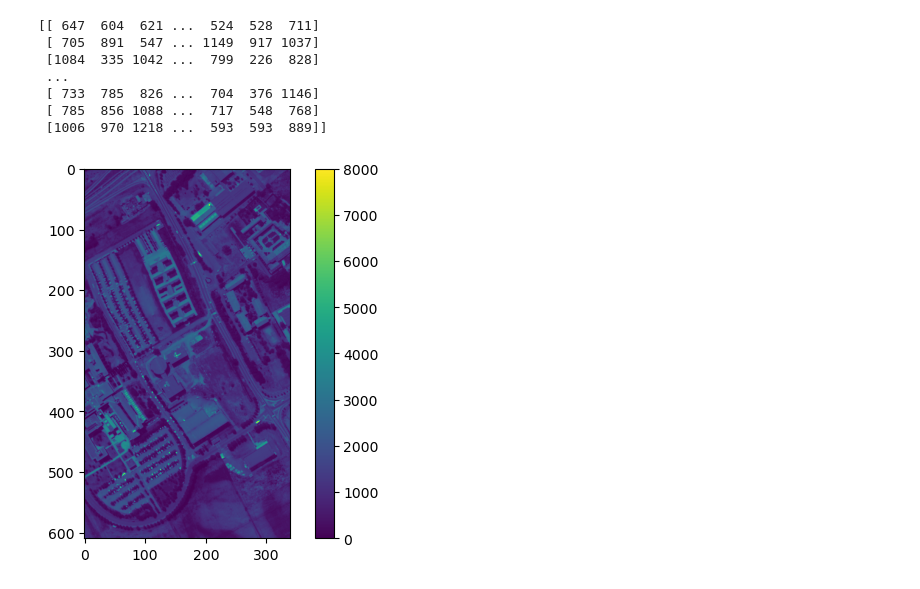
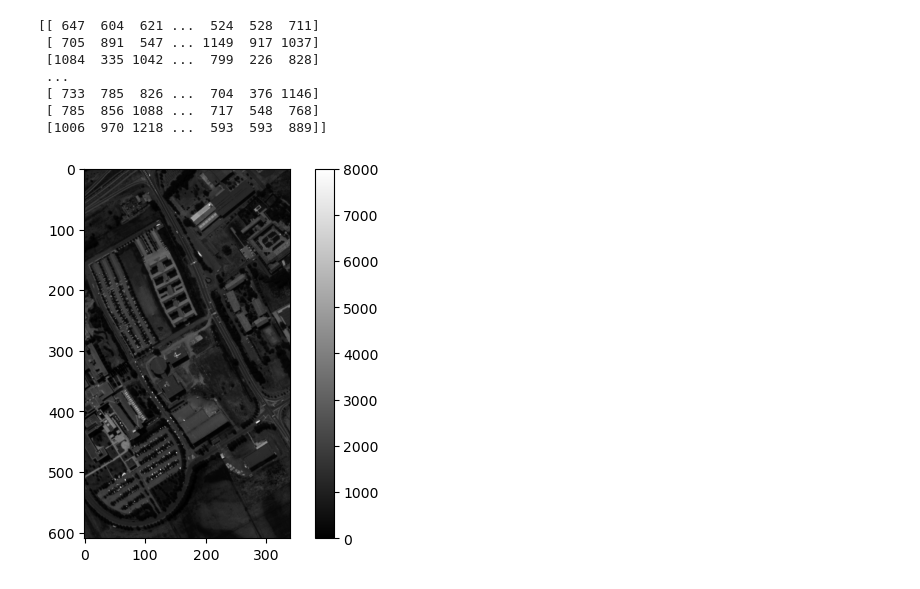
Before and after one commit to SagarLekhak/IMG_689_Graduate_Special_Topics, a Jupyter notebook: ml_2/hw_3.ipynb, the cells around one changed output. Saved outputs shown, nothing was run; the diff lists cells and outputs as text; code cells hidden in the pictures.

```diff
--- a/ml_2/hw_3.ipynb
+++ b/ml_2/hw_3.ipynb
@@ -54,9 +56,8 @@ print(paviaU[:,:,0])  #Printing the first band of the data.
  [1006  970 1218 ...  593  593  889]]
 # %%
 #It looks like the data is in digital counts. Let's plot the first band of the data to see what it looks like.
-import matplotlib.pyplot as plt
-plt.imshow(paviaU[:,:,59])
+plt.imshow(paviaU[:,:,59], cmap = 'gray')  #Plotting the first band of the data.
 plt.colorbar()
 plt.show()
 # %% [output]
-[figure, old version]
+[figure, new version]
```
Also changed, not shown: parts of 12 cells of this notebook.
